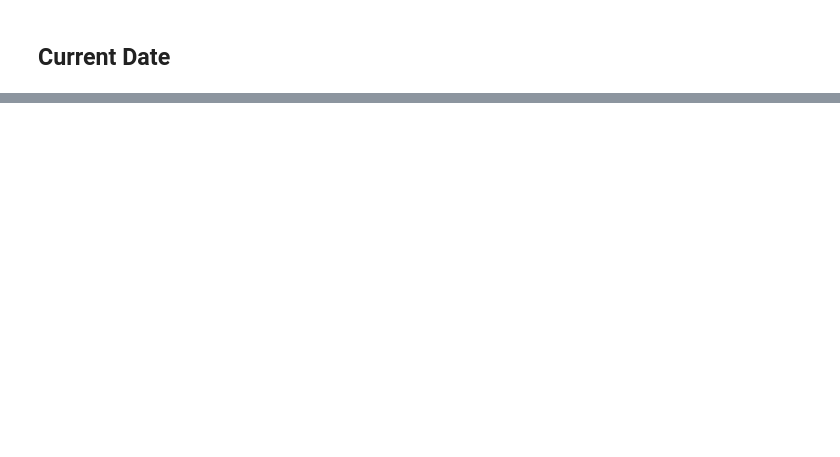
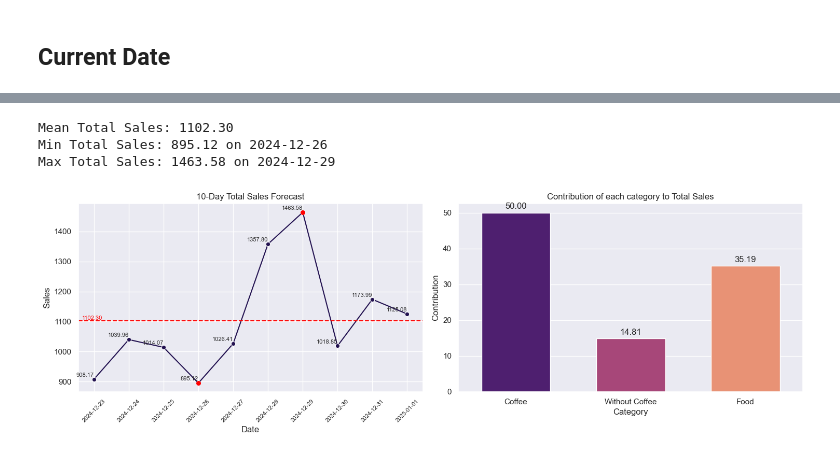
Before and after one commit to Vasilis-christopoulos/cafe-sales-forecasting, a Jupyter notebook: forecast.ipynb, the cells around one changed output, grey strips where cells are left out. Saved outputs shown, nothing was run; the diff lists cells and outputs as text; code cells hidden in the pictures; blank space fills up the shorter version.

```diff
--- a/forecast.ipynb
+++ b/forecast.ipynb
@@ -171,0 +99,12 @@ without_coffee_predictions
+# %%
+total_predictions = coffee_predictions + without_coffee_predictions + food_predictions
+coffee_contribution = round(coffee_predictions['sales'].sum() / total_predictions['sales'].sum() * 100, 2)
+without_coffee_contribution = round(without_coffee_predictions['sales'].sum() / total_predictions['sales'].sum() * 100, 2)
+food_contribution = round(food_predictions['sales'].sum() / total_predictions['sales'].sum() * 100, 2)
+
+vs.plot_total_sales(total_predictions, coffee_contribution, without_coffee_contribution, food_contribution)
+# %% [output]
+Mean Total Sales: 1102.30
+Min Total Sales: 895.12 on 2024-12-26
+Max Total Sales: 1463.58 on 2024-12-29
+[figure, added]
```
Also changed, not shown: parts of 27 cells of this notebook, 10 other files.
